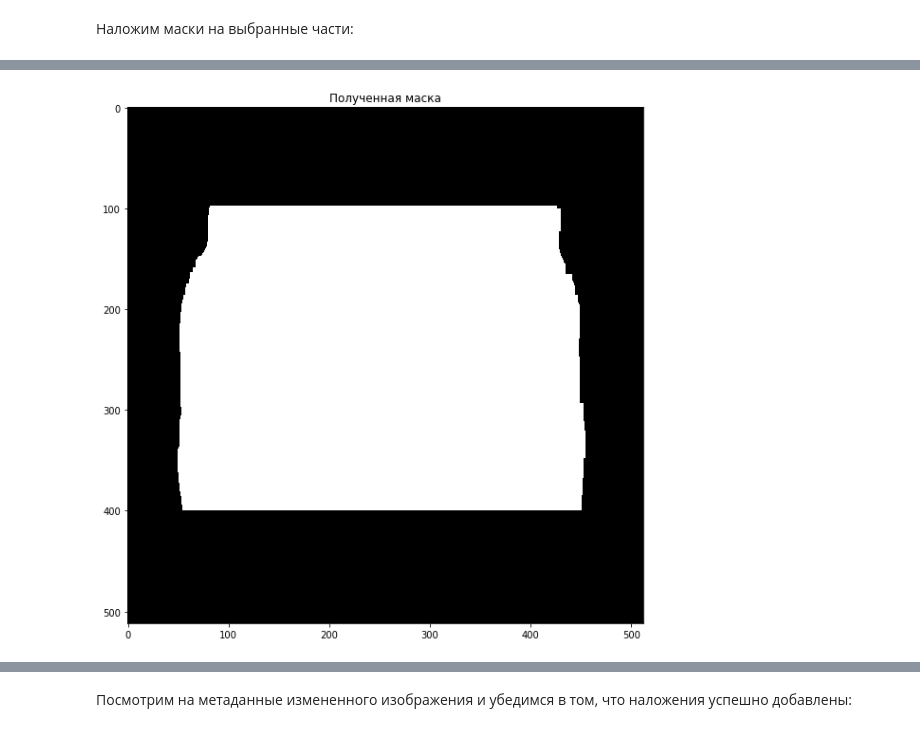
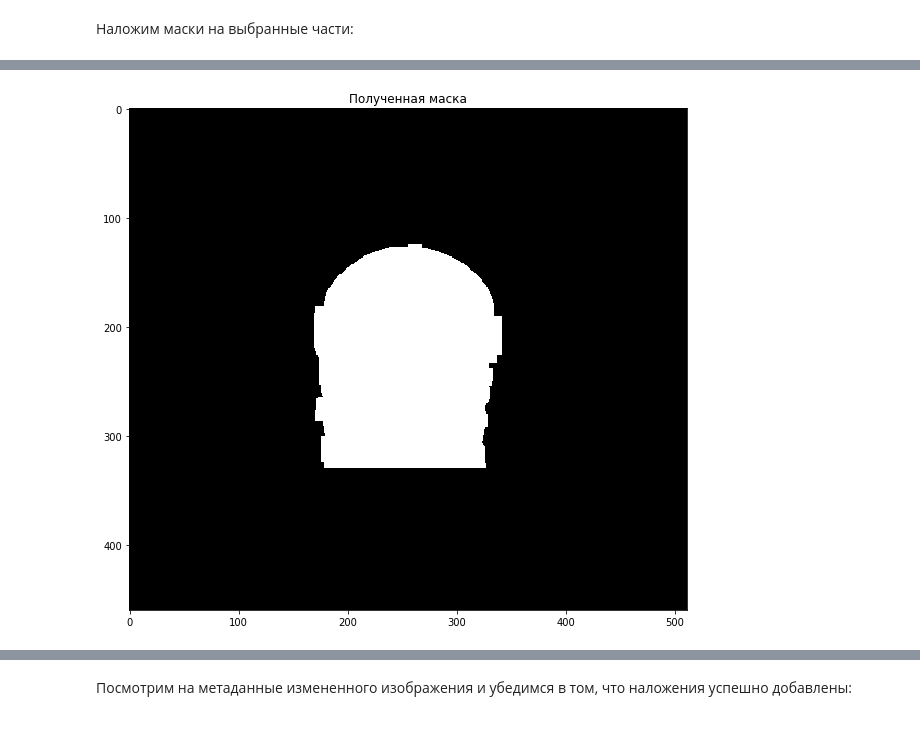
Before and after one commit to AlexeyPopov1997/Annotation_Medical_Images, a Jupyter notebook: annotation_medical_images.ipynb, the cells around one changed output, grey strips where cells are left out. Cells and saved outputs as stored; diff of their text form; code cells hidden in the pictures.

```diff
--- a/annotation_medical_images.ipynb
+++ b/annotation_medical_images.ipynb
@@ -113,7 +113,7 @@ from sklearn.cluster import KMeans
 from skimage import morphology
 from skimage import measure
 
-def set_mask(img):
+def set_mask(img, ero_contr, dil_contr):
     middle = img[0:100,0:100]
     mean = np.mean(middle)
     max = np.max(img)
@@ -124,7 +124,7 @@ def set_mask(img):
 
     kmeans = KMeans(n_clusters=2).fit(np.reshape(middle,[np.prod(middle.shape),1]))
     centers = sorted(kmeans.cluster_centers_.flatten())
-    threshold = np.mean(centers)
+    threshold = 0 # Устанавливаем такое ограничение, для того, чтобы отфильтровать стол
     thresh_img = np.where(img<threshold,1.0,0.0)
 
     for i in range(len(thresh_img)):
@@ -134,8 +134,8 @@ def set_mask(img):
             else:
                 thresh_img[i][j] = 1
 
-    eroded = morphology.erosion(thresh_img,np.ones([15,15]))
-    dilation = morphology.dilation(eroded,np.ones([20,20]))
+    eroded = morphology.erosion(thresh_img,np.ones([ero_contr,ero_contr]))
+    dilation = morphology.dilation(eroded,np.ones([dil_contr,dil_contr]))
     labels = measure.label(dilation)
     label_vals = np.unique(labels)
 
@@ -149,8 +149,8 @@ def show_mask(labels):
 # %% [markdown]
 ### Функция применения маски:
 # %%
-def apply_mask(img, bound_begin, bound_end):
-    mask = set_mask(img)
+def apply_mask(img, bound_begin, bound_end, ero_contr, dil_contr):
+    mask = set_mask(img, ero_contr, dil_contr)
     mask[:bound_begin, :] = 0
     mask[bound_end:, :] = 0
 
@@ -342,5 +347,5 @@ show_mask(abdomen_mask)
-# %%
-pelvis_mask = apply_mask(image_std, 98, 400)
-show_mask(pelvis_mask)
-# %% [output]
-[figure, removed]
+# %%
+head_mask = apply_mask(image_std,115, 330, 4, 10)
+show_mask(head_mask)
+# %% [output]
+[figure, added]
```
Also changed, not shown: parts of 19 cells of this notebook.
